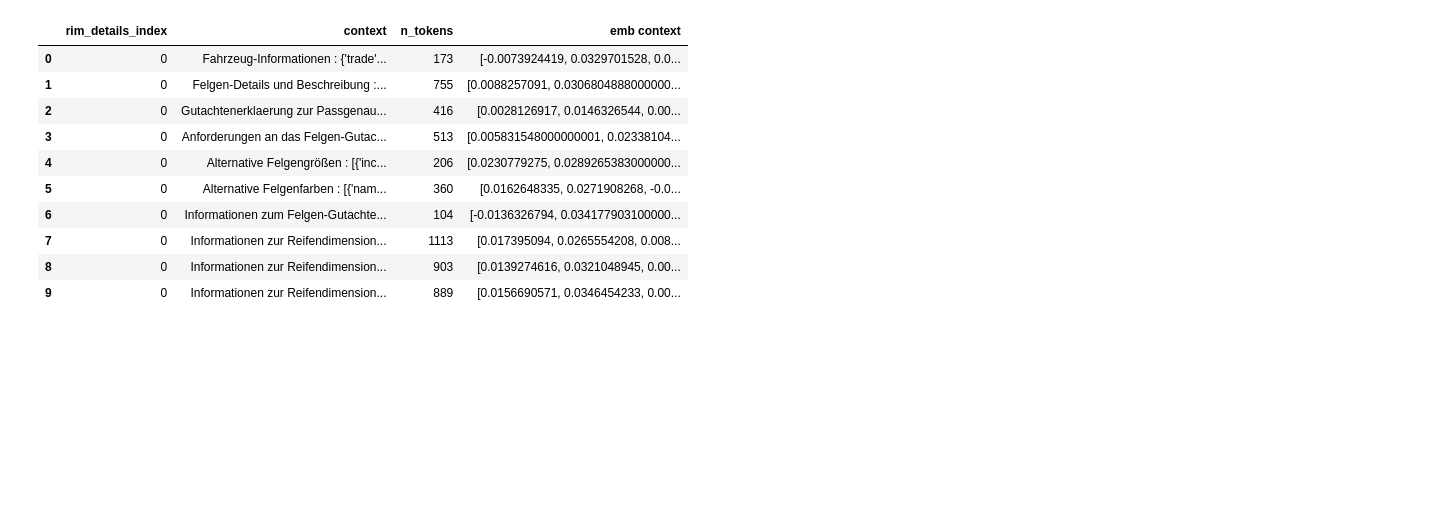
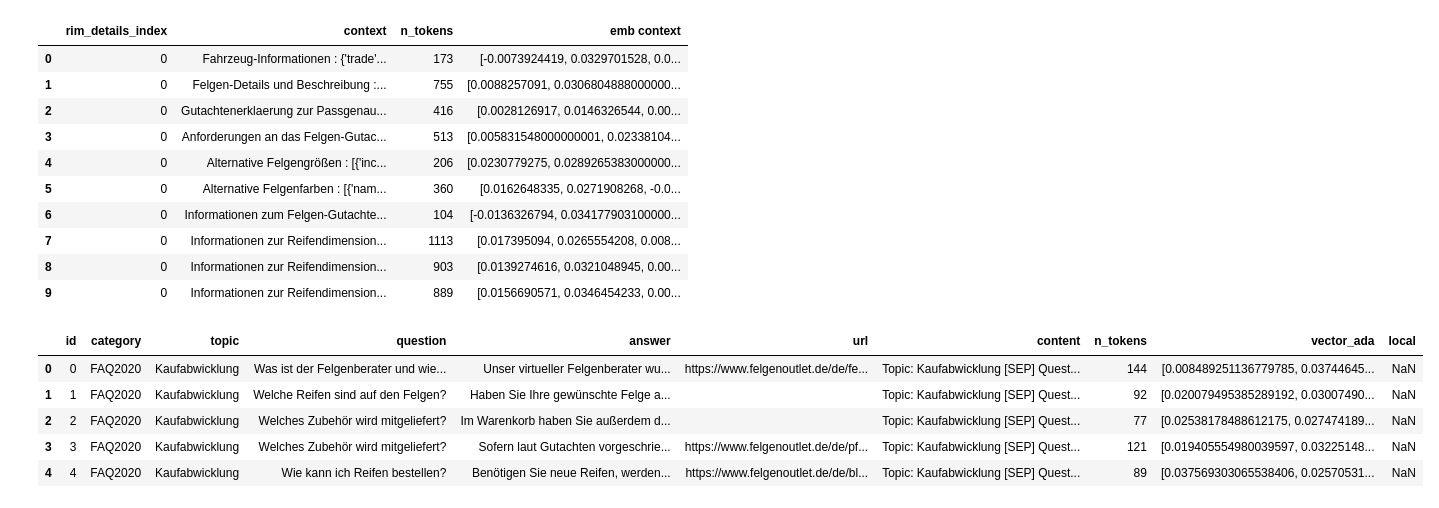
Before and after one commit to ArTyOd/fo_ai, a Jupyter notebook: check_dfs.ipynb, the cells around one changed output. Saved outputs shown, nothing was run; the diff lists cells and outputs as text; code cells hidden in the pictures; blank space fills up the shorter version.

```diff
--- a/check_dfs.ipynb
+++ b/check_dfs.ipynb
@@ -83,0 +90,17 @@ df
+# %%
+df = pd.concat([df1, df2], axis=0)
+# %%
+df["id"] = [str(i) for i in range(len(df))]
+# %%
+df["url"] = df["url"].fillna("")
+# %%
+df = df[["id", "category", "topic", "question", "answer", "url", "content", "n_tokens", "vector_ada", "local"]]
+# %%
+df.head()
+# %% [output]
+|  | id | category | topic | question | answer | url | content | n_tokens | vector_ada | local |
+| 0 | 0 | FAQ2020 | Kaufabwicklung | Was ist der Felgenberater und wie... | Unser virtueller Felgenberater wu... | https://www.felgenoutlet.de/de/fe... | Topic: Kaufabwicklung [SEP] Quest... | 144 | [0.008489251136779785, 0.03744645... | NaN |
+| 1 | 1 | FAQ2020 | Kaufabwicklung | Welche Reifen sind auf den Felgen? | Haben Sie Ihre gewünschte Felge a... |  | Topic: Kaufabwicklung [SEP] Quest... | 92 | [0.020079495385289192, 0.03007490... | NaN |
+| 2 | 2 | FAQ2020 | Kaufabwicklung | Welches Zubehör wird mitgeliefert? | Im Warenkorb haben Sie außerdem d... |  | Topic: Kaufabwicklung [SEP] Quest... | 77 | [0.02538178488612175, 0.027474189... | NaN |
+| 3 | 3 | FAQ2020 | Kaufabwicklung | Welches Zubehör wird mitgeliefert? | Sofern laut Gutachten vorgeschrie... | https://www.felgenoutlet.de/de/pf... | Topic: Kaufabwicklung [SEP] Quest... | 121 | [0.019405554980039597, 0.03225148... | NaN |
+| 4 | 4 | FAQ2020 | Kaufabwicklung | Wie kann ich Reifen bestellen? | Benötigen Sie neue Reifen, werden... | https://www.felgenoutlet.de/de/bl... | Topic: Kaufabwicklung [SEP] Quest... | 89 | [0.037569303065538406, 0.02570531... | NaN |
```
Also changed, not shown: parts of 26 cells of this notebook, 8 other files.
